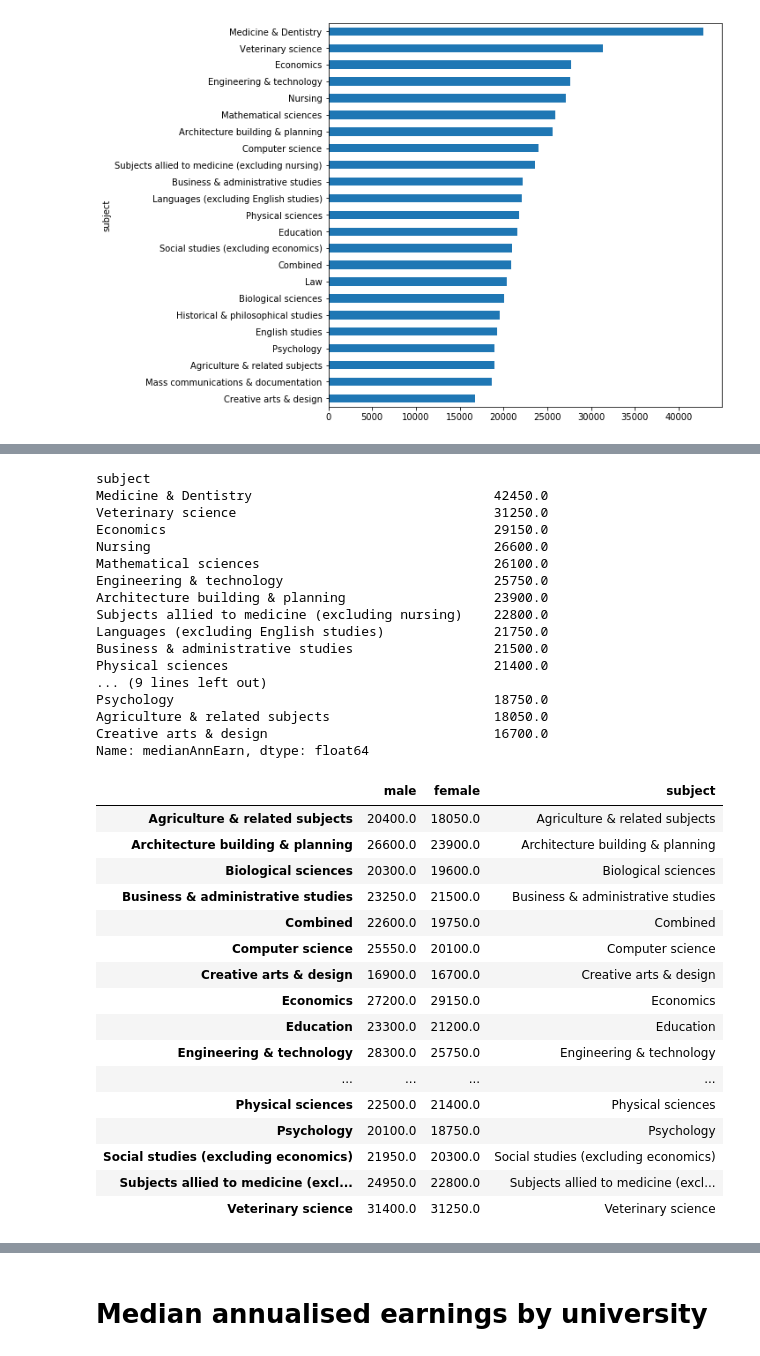
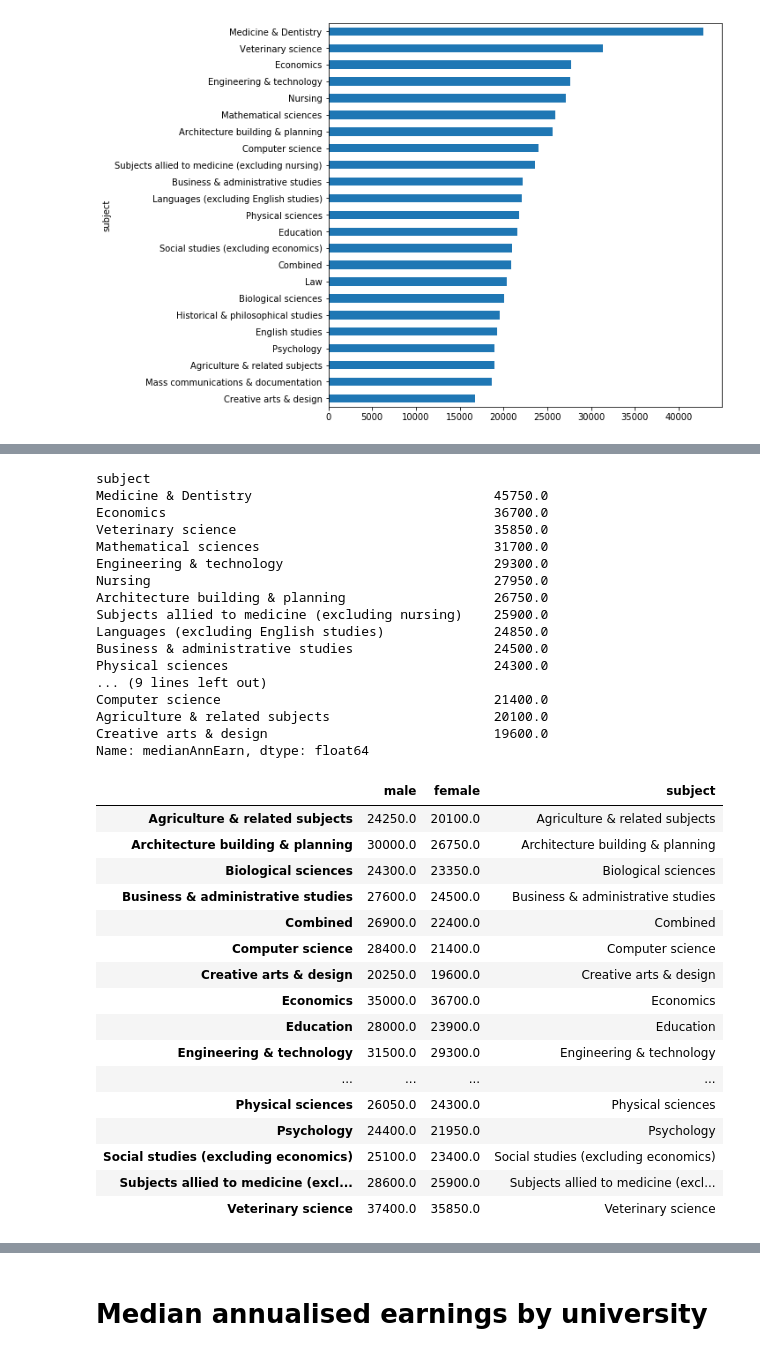
Before and after one commit to gracelinan/data-studio-projects, a Jupyter notebook: July 7-13/University graduate earnings.ipynb, the cells around one changed output, grey strips where cells are left out. Cells and saved outputs as stored; diff of their text form; code cells hidden in the pictures.

```diff
--- a/July 7-13/University graduate earnings.ipynb
+++ b/July 7-13/University graduate earnings.ipynb
@@ -175,54 +176,55 @@ Creative arts & design                             16900.0
 Name: medianAnnEarn, dtype: float64
 # %%
-df[df.sex == 'Female'].groupby(by = 'subject').medianAnnEarn.median().sort_values(ascending=False)
+df[(df.sex == 'Female') & (df.yearsAfterGraduation == 5)].groupby(by = 'subject').medianAnnEarn.median().sort_values(ascending=False)
 # %% [output]
 subject
-Medicine & Dentistry                               42450.0
-Veterinary science                                 31250.0
-Economics                                          29150.0
-Nursing                                            26600.0
-Mathematical sciences                              26100.0
-Engineering & technology                           25750.0
-Architecture building & planning                   23900.0
-Subjects allied to medicine (excluding nursing)    22800.0
-Languages (excluding English studies)              21750.0
-Business & administrative studies                  21500.0
-Physical sciences                                  21400.0
+Medicine & Dentistry                               45750.0
+Economics                                          36700.0
+Veterinary science                                 35850.0
+Mathematical sciences                              31700.0
+Engineering & technology                           29300.0
+Nursing                                            27950.0
+Architecture building & planning                   26750.0
+Subjects allied to medicine (excluding nursing)    25900.0
+Languages (excluding English studies)              24850.0
+Business & administrative studies                  24500.0
+Physical sciences                                  24300.0
 ... (9 lines left out)
-Psychology                                         18750.0
-Agriculture & related subjects                     18050.0
-Creative arts & design                             16700.0
+Computer science                                   21400.0
+Agriculture & related subjects                     20100.0
+Creative arts & design                             19600.0
 Name: medianAnnEarn, dtype: float64
 # %%
-male_median = df[df.sex == 'Male'].groupby(by = 'subject').medianAnnEarn.median().sort_values(ascending=False)
-female_median = df[df.sex == 'Female'].groupby(by = 'subject').medianAnnEarn.median().sort_values(ascending=False)
-
+male_median = df[(df.sex == 'Male') & (df.yearsAfterGraduation == 5)].groupby(by = 'subject').\
+medianAnnEarn.median().sort_values(ascending=False)
+female_median = df[(df.sex == 'Female') & (df.yearsAfterGraduation == 5)].groupby(by = 'subject').\
+medianAnnEarn.median().sort_values(ascending=False)
 subjects = []
 for subject in df.subject:
     if subject not in subjects:
         subjects.append(subject)
 subjects
 
 data = pd.DataFrame({'male': male_median,'female':female_median, 'subject': subjects})
 data
 # %% [output]
 |  | male | female | subject |
-| Agriculture & related subjects | 20400.0 | 18050.0 | Agriculture & related subjects |
-| Architecture building & planning | 26600.0 | 23900.0 | Architecture building & planning |
-| Biological sciences | 20300.0 | 19600.0 | Biological sciences |
-| Business & administrative studies | 23250.0 | 21500.0 | Business & administrative studies |
-| Combined | 22600.0 | 19750.0 | Combined |
-| Computer science | 25550.0 | 20100.0 | Computer science |
-| Creative arts & design | 16900.0 | 16700.0 | Creative arts & design |
-| Economics | 27200.0 | 29150.0 | Economics |
-| Education | 23300.0 | 21200.0 | Education |
-| Engineering & technology | 28300.0 | 25750.0 | Engineering & technology |
+| Agriculture & related subjects | 24250.0 | 20100.0 | Agriculture & related subjects |
+| Architecture building & planning | 30000.0 | 26750.0 | Architecture building & planning |
+| Biological sciences | 24300.0 | 23350.0 | Biological sciences |
+| Business & administrative studies | 27600.0 | 24500.0 | Business & administrative studies |
+| Combined | 26900.0 | 22400.0 | Combined |
+| Computer science | 28400.0 | 21400.0 | Computer science |
+| Creative arts & design | 20250.0 | 19600.0 | Creative arts & design |
+| Economics | 35000.0 | 36700.0 | Economics |
+| Education | 28000.0 | 23900.0 | Education |
+| Engineering & technology | 31500.0 | 29300.0 | Engineering & technology |
 | ... | ... | ... | ... |
-| Physical sciences | 22500.0 | 21400.0 | Physical sciences |
-| Psychology | 20100.0 | 18750.0 | Psychology |
-| Social studies (excluding economics) | 21950.0 | 20300.0 | Social studies (excluding economics) |
-| Subjects allied to medicine (excl... | 24950.0 | 22800.0 | Subjects allied to medicine (excl... |
-| Veterinary science | 31400.0 | 31250.0 | Veterinary science |
+| Physical sciences | 26050.0 | 24300.0 | Physical sciences |
+| Psychology | 24400.0 | 21950.0 | Psychology |
+| Social studies (excluding economics) | 25100.0 | 23400.0 | Social studies (excluding economics) |
+| Subjects allied to medicine (excl... | 28600.0 | 25900.0 | Subjects allied to medicine (excl... |
+| Veterinary science | 37400.0 | 35850.0 | Veterinary science |
 # %%
 ax = data.sort_values(by='subject', ascending=False).plot(x='subject', y=['male', 'female'], kind='barh',
                                                           width=0.5, figsize=(10, 10), color=['steelblue', 'orange'])
```
Also changed, not shown: parts of 4 cells of this notebook.
